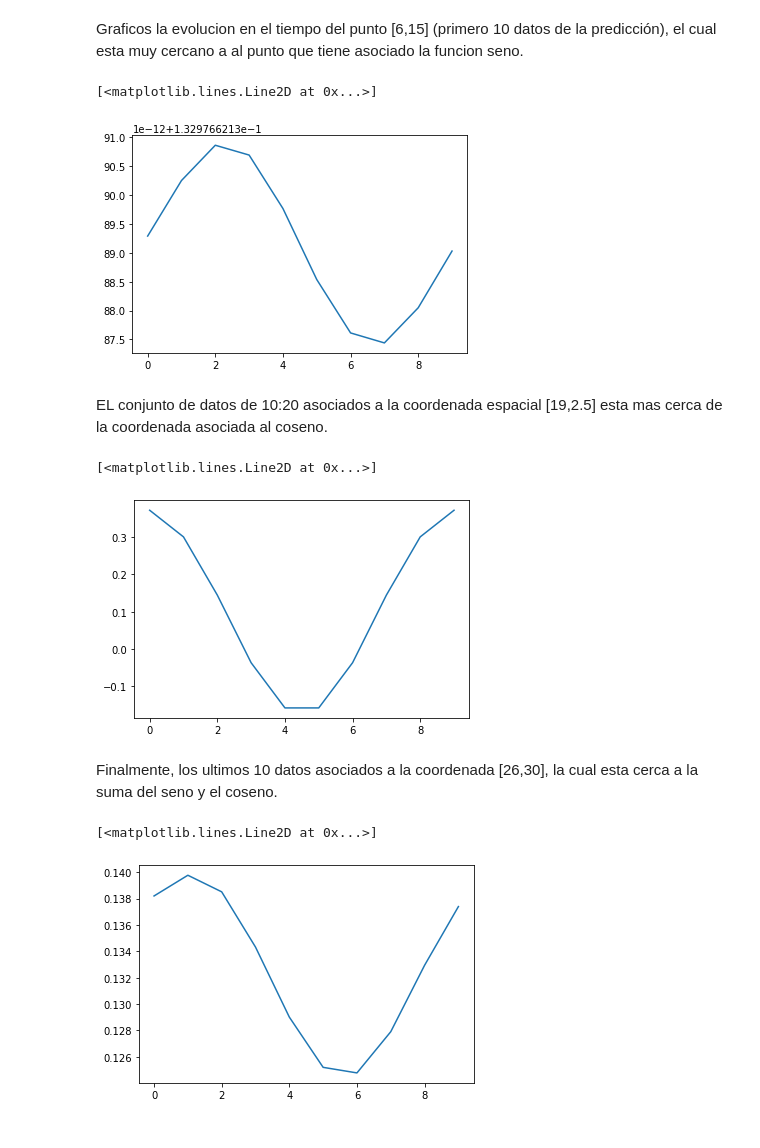
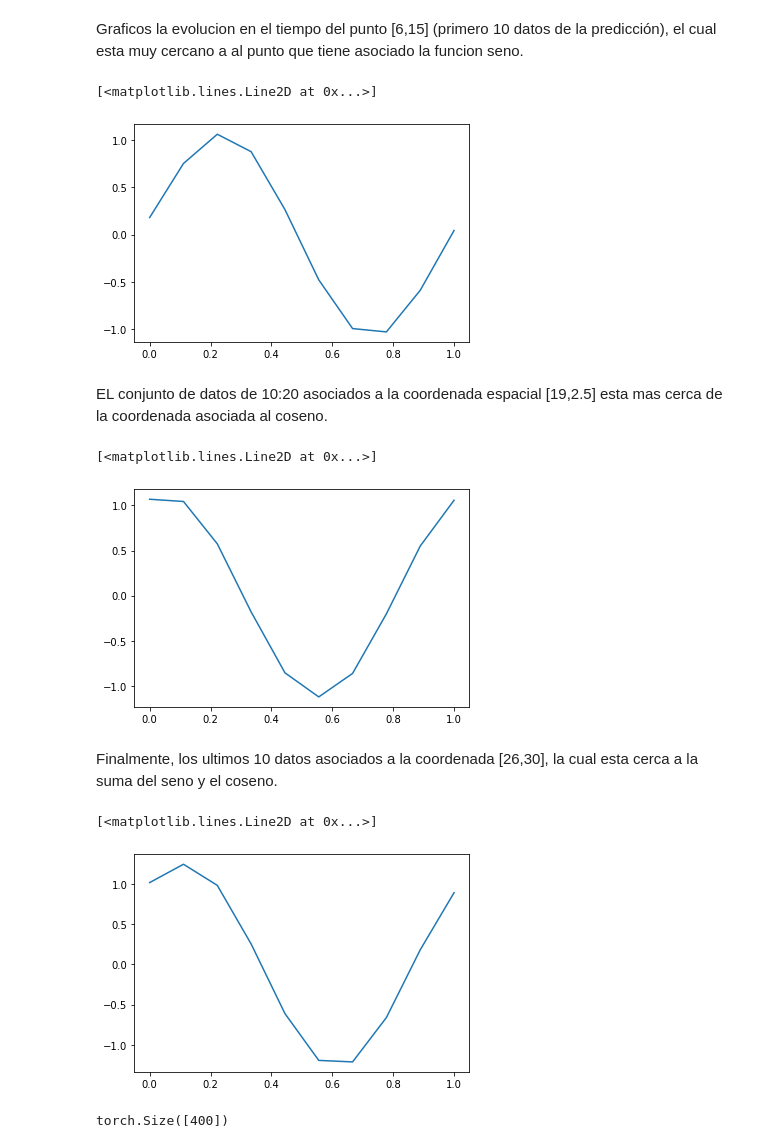
Before and after one commit to cdguarnizo/MAPE_ITM, a Jupyter notebook: Espacio-Temporal/AnalisisEspacial.ipynb, the cells around one changed output. Drawn from its saved outputs; the diff is of its cells as text; code cells hidden in the pictures.

```diff
--- a/Espacio-Temporal/AnalisisEspacial.ipynb
+++ b/Espacio-Temporal/AnalisisEspacial.ipynb
@@ -101,7 +109,7 @@ t = np.linspace(0,1,50)
 z1 = np.sin(2*np.pi*t)
 z2 = np.cos(2*np.pi*t)
 z3 = z1 + z2
-S = np.array([[5,20],[20,2],[25,32]])
+S = np.array([[1,0],[0,1],[0.5,1]])
 U = torch.from_numpy(np.hstack((np.repeat(S, [50,50,50], axis = 0), np.hstack((t,t,t))[:, np.newaxis])))
 z = torch.from_numpy(np.hstack((z1,z2,z3)) )
 # %%
@@ -187,7 +198,8 @@ for i in range(training_iter):
 Generamos un conjunto de datos de entrada de prueba para estimar los valores de $z$.
 # %%
 t_star = np.linspace(0,1,10)
-S_star = torch.from_numpy(np.array([[6,15],[19,2.5],[26,30]]))
+#np.array([[1,0],[0,1],[0.5,1]])
+S_star = torch.from_numpy(np.array([[0.9,0.1],[0.2,1.1],[0.4,0.8]]))
 U_star = torch.from_numpy(np.hstack((np.repeat(S_star, [10,10,10], axis = 0), np.hstack((t_star,t_star,t_star))[:, np.newaxis])))
 print(U_star.shape)
 # %% [output]
@@ -210,21 +222,21 @@ with torch.no_grad(), gpytorch.settings.fast_computations(log_prob=False, covar_
 # %% [markdown]
 Graficos la evolucion en el tiempo del punto [6,15] (primero 10 datos de la predicción), el cual esta muy cercano a al punto que tiene asociado la funcion seno.
 # %%
-plt.plot(f_mean[:10])
+plt.plot(t_star,f_mean[:10])
 # %% [output]
 [<matplotlib.lines.Line2D at 0x...>]
-[figure, old version]
+[figure, new version]
 # %% [markdown]
 EL conjunto de datos de 10:20 asociados a la coordenada espacial [19,2.5] esta mas cerca de la coordenada asociada al coseno.
 # %%
-plt.plot(f_mean[10:20])
+plt.plot(t_star, f_mean[10:20])
 # %% [output]
 [<matplotlib.lines.Line2D at 0x...>]
-[figure, old version]
+[figure, new version]
 # %% [markdown]
 Finalmente, los ultimos 10 datos asociados a la coordenada [26,30], la cual esta cerca a la suma del seno y el coseno.
 # %%
-plt.plot(f_mean[20:])
+plt.plot(t_star,f_mean[20:])
 # %% [output]
 [<matplotlib.lines.Line2D at 0x...>]
-[figure, old version]
+[figure, new version]
@@ -230,0 +264,4 @@ plt.plot(f_mean[20:])
+# %%
+f_mean.shape
+# %% [output]
+torch.Size([400])
```
Also changed, not shown: parts of 12 cells of this notebook.
